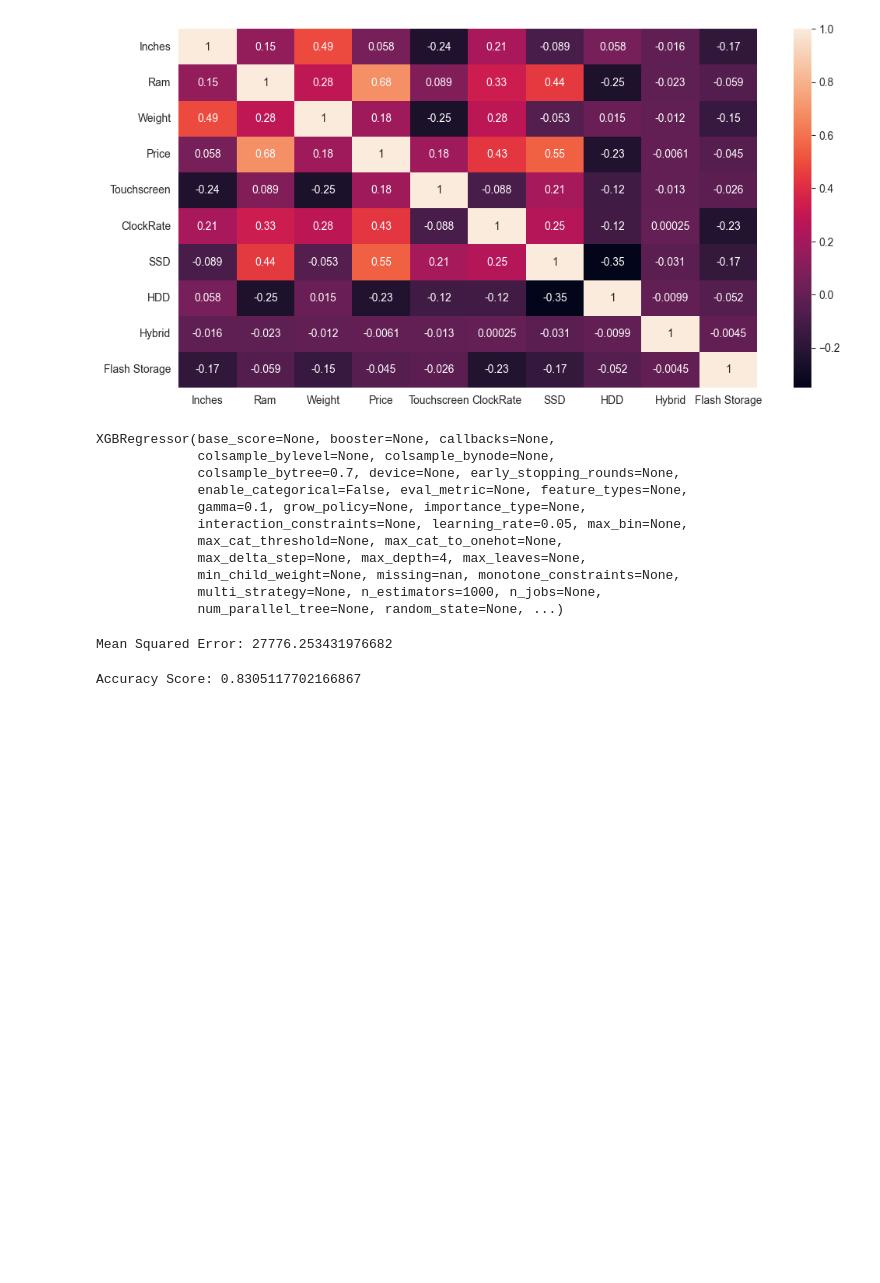
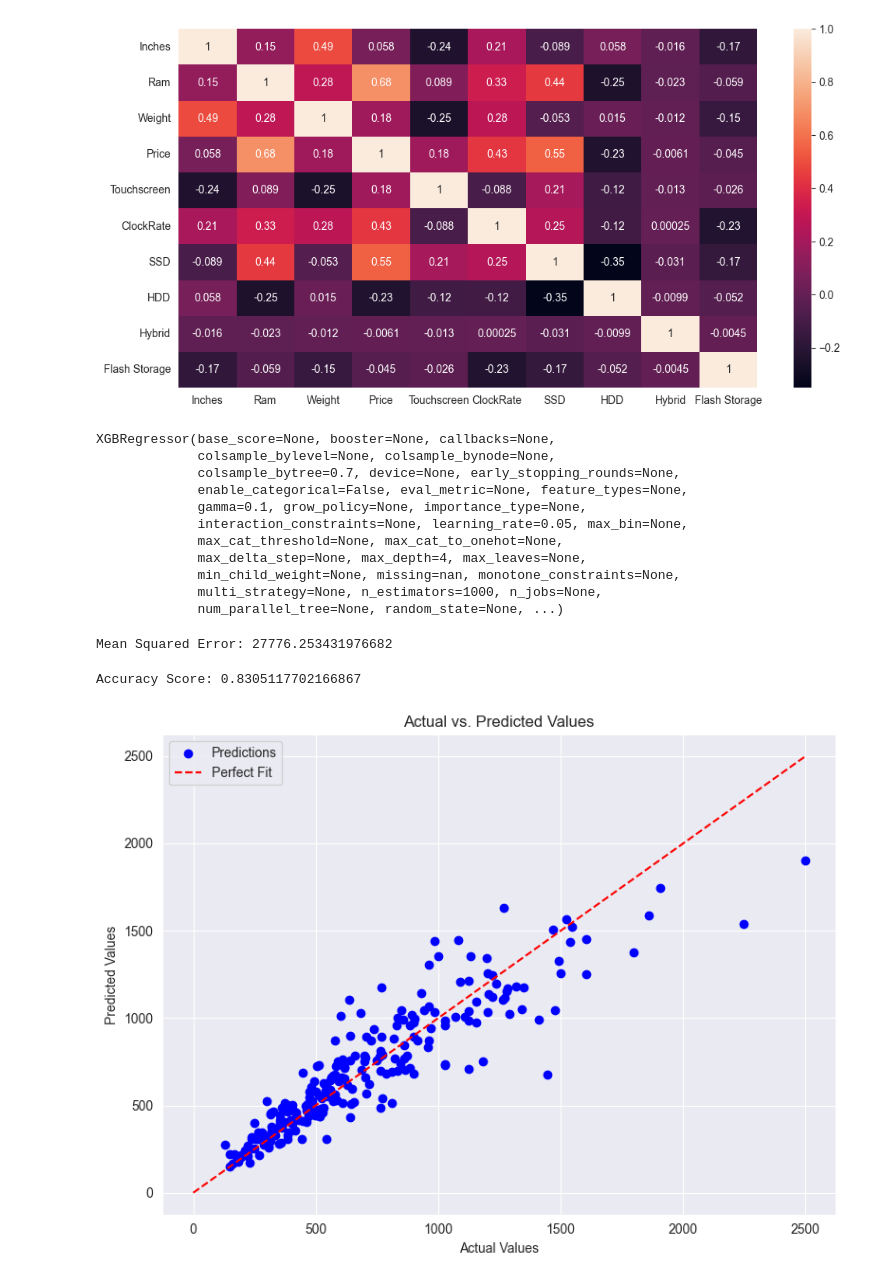
Before and after one commit to KishanYern/Data-Science-Project, a Jupyter notebook: computer_jobs.ipynb, the cells around one changed output. Drawn from its saved outputs; the diff is of its cells as text; code cells hidden in the pictures; blank space fills up the shorter version.

Commit message:
ploted the predicted and actual values

```diff
--- a/computer_jobs.ipynb
+++ b/computer_jobs.ipynb
@@ -461,3 +461,22 @@ score = r2_score(y_test, y_pred)
 print(f"Accuracy Score: {score}") #coefficient of determination
 # %% [output]
 Accuracy Score: 0.8305117702166867
+# %%
+# Create scatter plot
+plt.figure(figsize=(8, 6))
+plt.scatter(y_test, y_pred, color='blue', label='Predictions')
+
+# Plot the 45-degree line
+max_val = max(max(y_test), max(y_pred))
+plt.plot([0, max_val], [0, max_val], color='red', linestyle='--', label='Perfect Fit')
+
+plt.xlabel('Actual Values')
+plt.ylabel('Predicted Values')
+plt.title('Actual vs. Predicted Values')
+plt.legend()
+plt.grid(True)
+plt.tight_layout()
+
+plt.show() #the x-value is the actual value and y is the predicted. The closer to the red line, the more accurate the model is at the points
+# %% [output]
+[figure, added]
```
